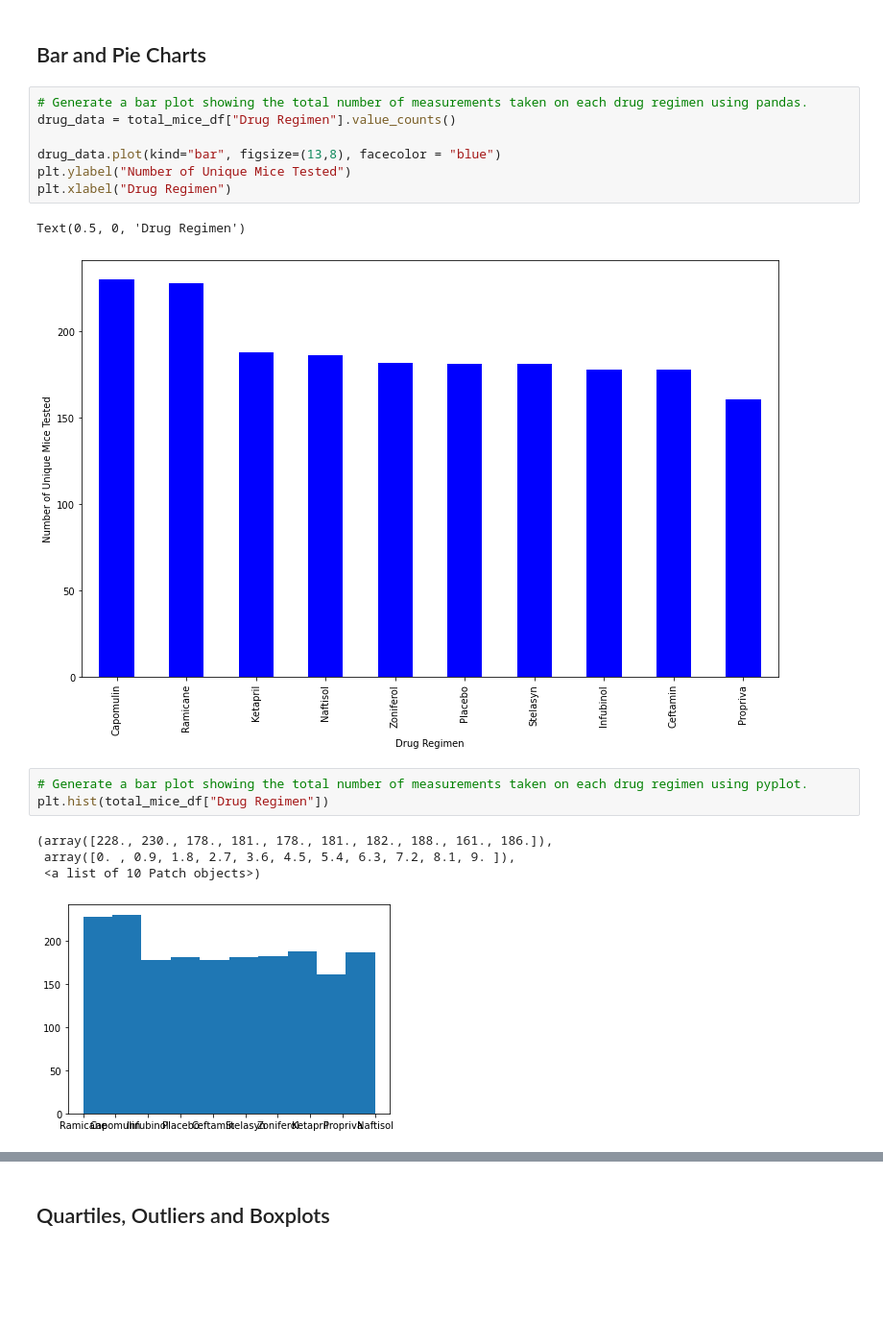
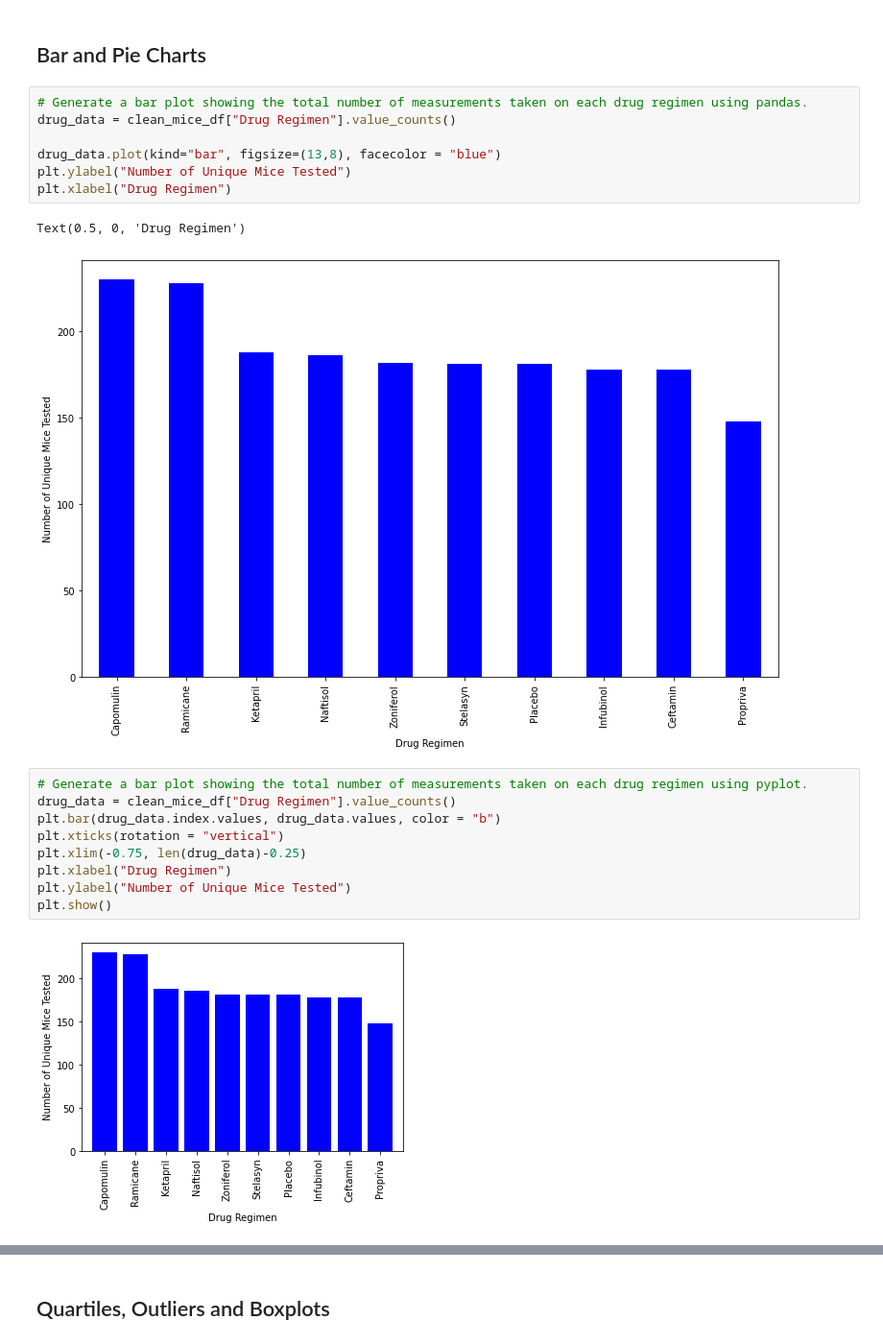
Before and after one commit to bsosa3711/Matplotlib-Homework, a Jupyter notebook: pymaceuticals_starter-Copy1.ipynb, the cells around one changed output, grey strips where cells are left out. Shown at 96% size. Cells and saved outputs as stored; diff of their text form; blank space fills up the shorter version.

```diff
--- a/pymaceuticals_starter-Copy1.ipynb
+++ b/pymaceuticals_starter-Copy1.ipynb
@@ -137,19 +136,22 @@ simple_tumor_df
 ## Bar and Pie Charts
 # %%
 # Generate a bar plot showing the total number of measurements taken on each drug regimen using pandas.
-drug_data = total_mice_df["Drug Regimen"].value_counts()
+drug_data = clean_mice_df["Drug Regimen"].value_counts()
 
 drug_data.plot(kind="bar", figsize=(13,8), facecolor = "blue")
 plt.ylabel("Number of Unique Mice Tested")
 plt.xlabel("Drug Regimen")
 # %% [output]
 Text(0.5, 0, 'Drug Regimen')
-[figure, old version]
+[figure, new version]
 # %%
 # Generate a bar plot showing the total number of measurements taken on each drug regimen using pyplot.
-plt.hist(total_mice_df["Drug Regimen"])
+drug_data = clean_mice_df["Drug Regimen"].value_counts()
+plt.bar(drug_data.index.values, drug_data.values, color = "b")
+plt.xticks(rotation = "vertical")
+plt.xlim(-0.75, len(drug_data)-0.25)
+plt.xlabel("Drug Regimen")
+plt.ylabel("Number of Unique Mice Tested")
+plt.show()
 # %% [output]
-(array([228., 230., 178., 181., 178., 181., 182., 188., 161., 186.]),
- array([0. , 0.9, 1.8, 2.7, 3.6, 4.5, 5.4, 6.3, 7.2, 8.1, 9. ]),
- <a list of 10 Patch objects>)
-[figure, old version]
+[figure, new version]
```
Also changed, not shown: parts of 15 cells of this notebook.
